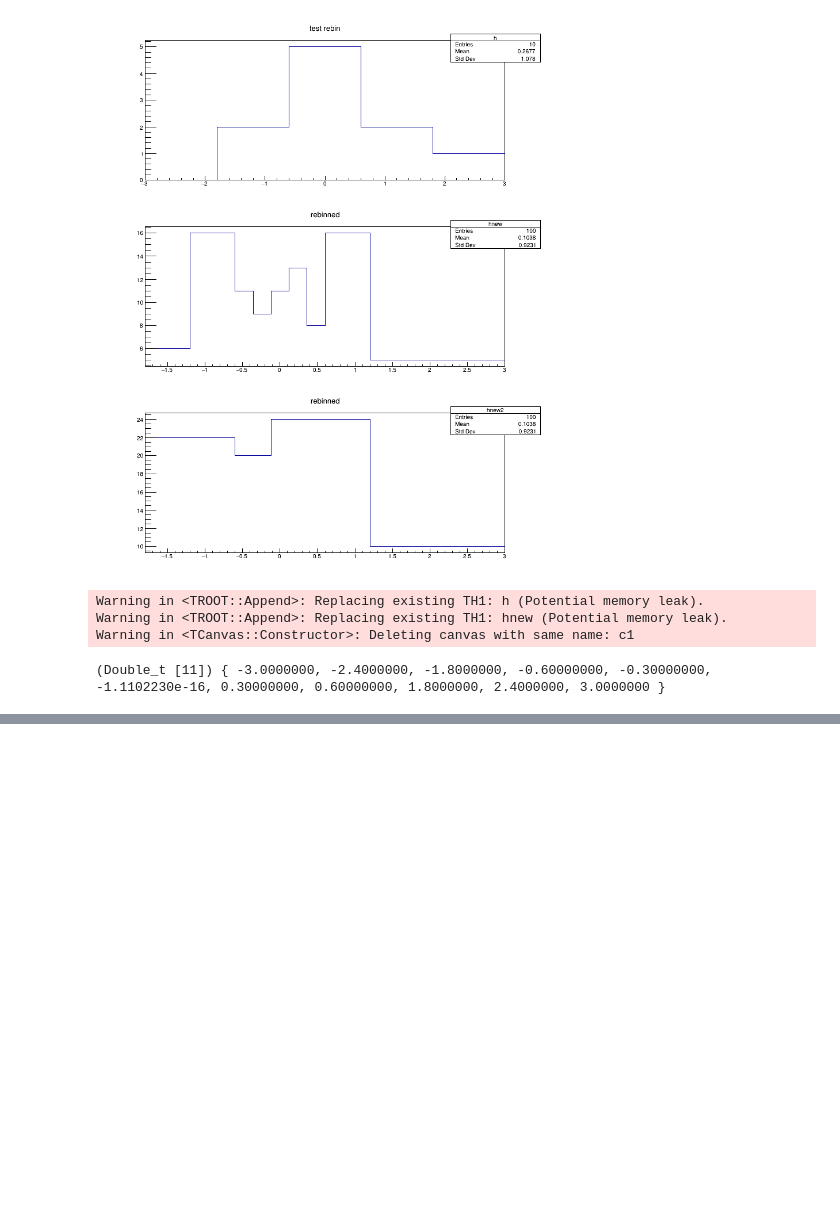
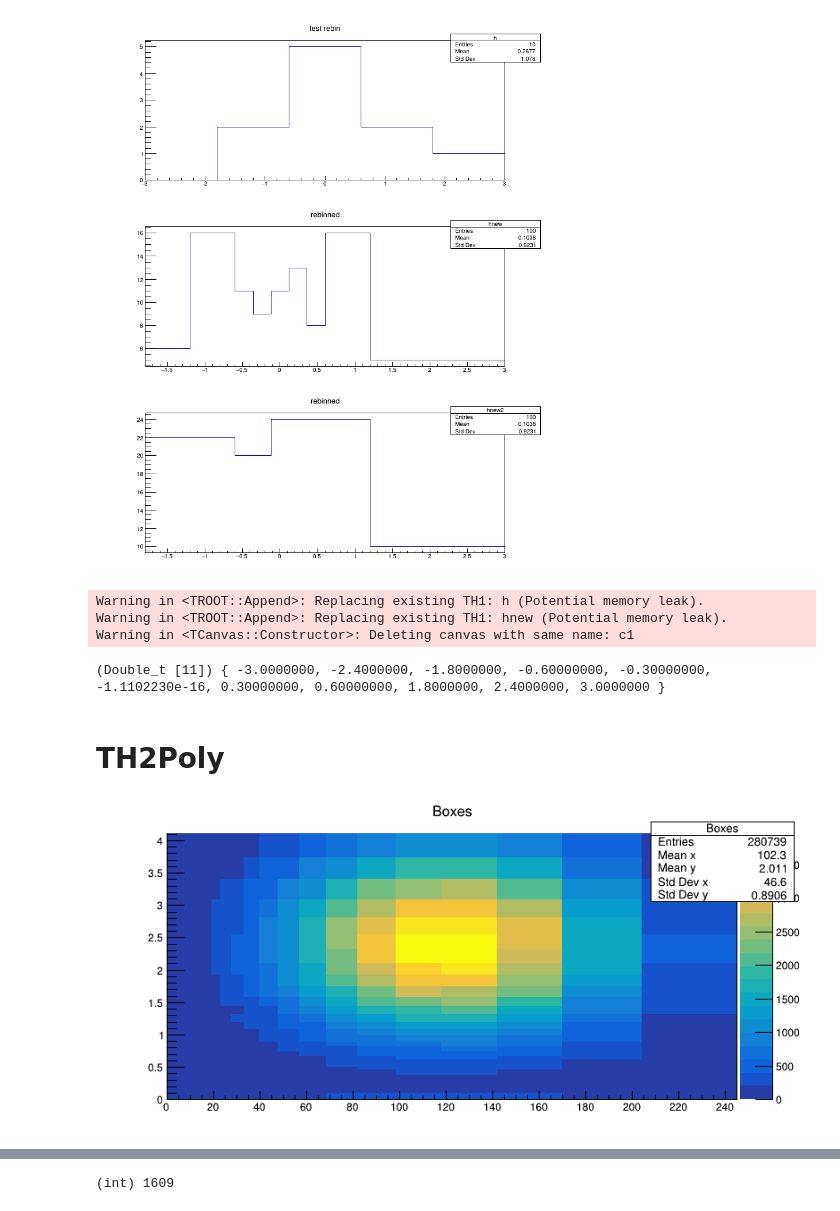
Before and after one commit to jjpereirab/B2HHH_2022_1, a Jupyter notebook: root_tools.ipynb, the cells around one changed output, grey strips where cells are left out. Drawn from its saved outputs; the diff is of its cells as text; code cells hidden in the pictures; blank space fills up the shorter version.

```diff
--- a/root_tools.ipynb
+++ b/root_tools.ipynb
@@ -350,3 +349,42 @@ xbins
 # %%
 int nn = 10;
 Double_t xbins[10];
+# %% [markdown]
+# TH2Poly
+# %%
+gStyle->SetPalette(57);
+TH2Poly *h2p = new TH2Poly();
+h2p->SetName("Boxes");
+h2p->SetTitle("Boxes");
+
+Int_t i,j;
+Int_t nx = 40;
+Int_t ny = 40;
+Double_t xval1,yval1,xval2,yval2;
+Double_t dx=0.2, dy=0.1;
+xval1 = 0.;
+xval2 = dx;
+
+for (i = 0; i<nx; i++) {
+  yval1 = 0.;
+  yval2 = dy;
+  for (j = 0; j<ny; j++) {
+     h2p->AddBin(xval1, yval1, xval2, yval2);
+     yval1 = yval2;
+     yval2 = yval2+yval2*dy;
+  }
+  xval1 = xval2;
+  xval2 = xval2+xval2*dx;
+}
+
+TRandom ran;
+for (i = 0; i<300000; i++) {
+  h2p->Fill(50*ran.Gaus(2.,1), ran.Gaus(2.,1));
+}
+
+
+TCanvas *c1 = new TCanvas("c1","c1",800,400);
+h2p->Draw("COLZ");
+c1->Draw();
+# %% [output]
+[figure, added]
@@ -352,0 +392,4 @@ Double_t xbins[10];
+# %%
+h2p->GetNcells()
+# %% [output]
+(int) 1609
```
Also changed, not shown: parts of 3 cells of this notebook, 2 other files.
